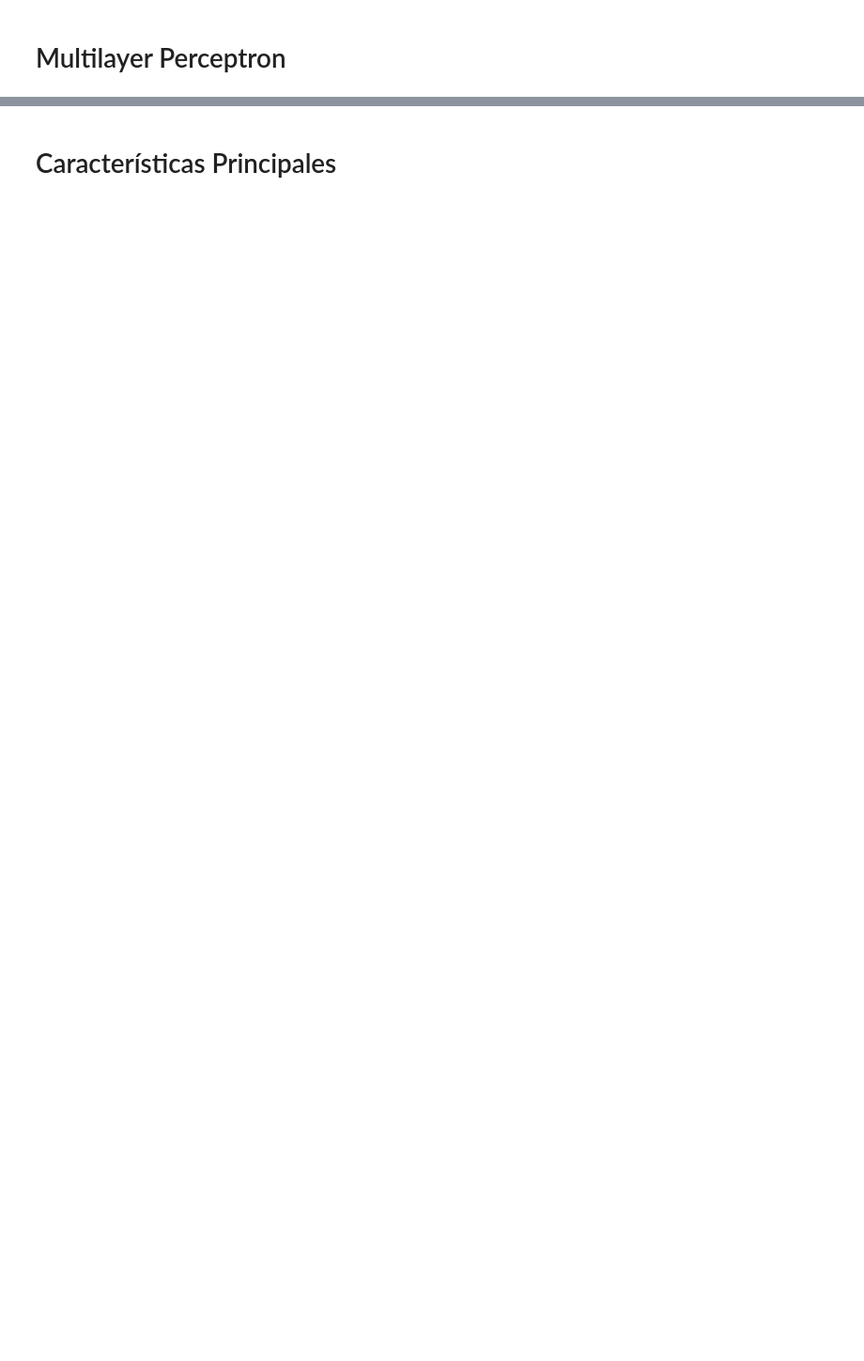
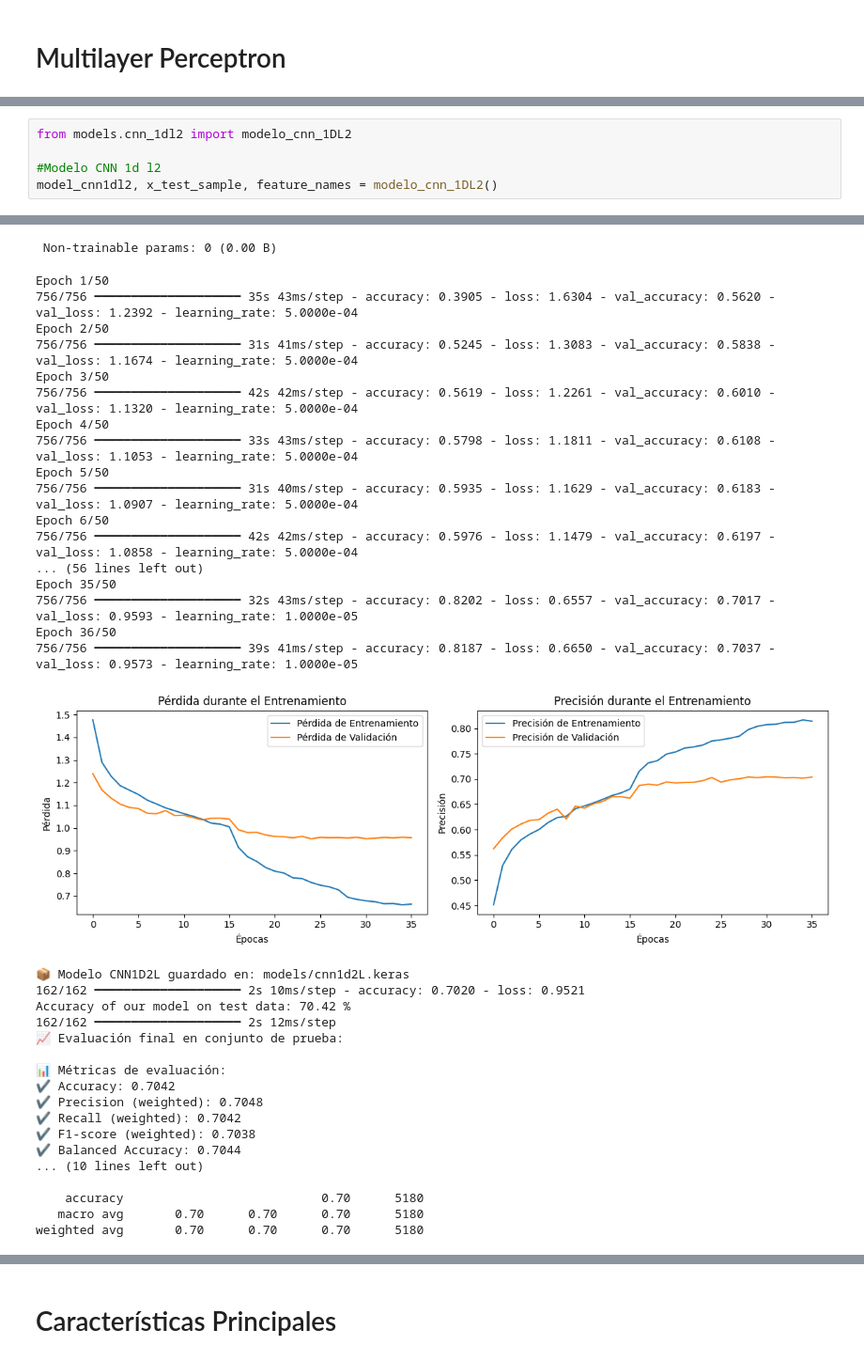
Before and after one commit to Grupo5-audio/ProyectoFinalG5, a Jupyter notebook: main.ipynb, the cells around one changed output, grey strips where cells are left out. Shown at 94% size. Saved outputs shown, nothing was run; the diff lists cells and outputs as text; blank space fills up the shorter version.

```diff
--- a/main.ipynb
+++ b/main.ipynb
@@ -406,0 +541,6 @@ weighted avg       0.66      0.65      0.65      1727
+# %%
+from models.cnn_1dl2 import modelo_cnn_1DL2
+
+#Modelo CNN 1d l2
+model_cnn1dl2, x_test_sample, feature_names = modelo_cnn_1DL2()
+# %% [output]
@@ -406,0 +567,36 @@ weighted avg       0.66      0.65      0.65      1727
+ Non-trainable params: 0 (0.00 B)
+Epoch 1/50
+756/756 ━━━━━━━━━━━━━━━━━━━━ 35s 43ms/step - accuracy: 0.3905 - loss: 1.6304 - val_accuracy: 0.5620 - val_loss: 1.2392 - learning_rate: 5.0000e-04
+Epoch 2/50
+756/756 ━━━━━━━━━━━━━━━━━━━━ 31s 41ms/step - accuracy: 0.5245 - loss: 1.3083 - val_accuracy: 0.5838 - val_loss: 1.1674 - learning_rate: 5.0000e-04
+Epoch 3/50
+756/756 ━━━━━━━━━━━━━━━━━━━━ 42s 42ms/step - accuracy: 0.5619 - loss: 1.2261 - val_accuracy: 0.6010 - val_loss: 1.1320 - learning_rate: 5.0000e-04
+Epoch 4/50
+756/756 ━━━━━━━━━━━━━━━━━━━━ 33s 43ms/step - accuracy: 0.5798 - loss: 1.1811 - val_accuracy: 0.6108 - val_loss: 1.1053 - learning_rate: 5.0000e-04
+Epoch 5/50
+756/756 ━━━━━━━━━━━━━━━━━━━━ 31s 40ms/step - accuracy: 0.5935 - loss: 1.1629 - val_accuracy: 0.6183 - val_loss: 1.0907 - learning_rate: 5.0000e-04
+Epoch 6/50
+756/756 ━━━━━━━━━━━━━━━━━━━━ 42s 42ms/step - accuracy: 0.5976 - loss: 1.1479 - val_accuracy: 0.6197 - val_loss: 1.0858 - learning_rate: 5.0000e-04
+... (56 lines left out)
+Epoch 35/50
+756/756 ━━━━━━━━━━━━━━━━━━━━ 32s 43ms/step - accuracy: 0.8202 - loss: 0.6557 - val_accuracy: 0.7017 - val_loss: 0.9593 - learning_rate: 1.0000e-05
+Epoch 36/50
+756/756 ━━━━━━━━━━━━━━━━━━━━ 39s 41ms/step - accuracy: 0.8187 - loss: 0.6650 - val_accuracy: 0.7037 - val_loss: 0.9573 - learning_rate: 1.0000e-05
+[figure, added]
+📦 Modelo CNN1D2L guardado en: models/cnn1d2L.keras
+162/162 ━━━━━━━━━━━━━━━━━━━━ 2s 10ms/step - accuracy: 0.7020 - loss: 0.9521
+Accuracy of our model on test data: 70.42 %
+162/162 ━━━━━━━━━━━━━━━━━━━━ 2s 12ms/step
+📈 Evaluación final en conjunto de prueba:
+
+📊 Métricas de evaluación:
+✔️ Accuracy: 0.7042
+✔️ Precision (weighted): 0.7048
+✔️ Recall (weighted): 0.7042
+✔️ F1-score (weighted): 0.7038
+✔️ Balanced Accuracy: 0.7044
+... (10 lines left out)
+
+    accuracy                           0.70      5180
+   macro avg       0.70      0.70      0.70      5180
+weighted avg       0.70      0.70      0.70      5180
```
Also changed, not shown: parts of 28 cells of this notebook.
